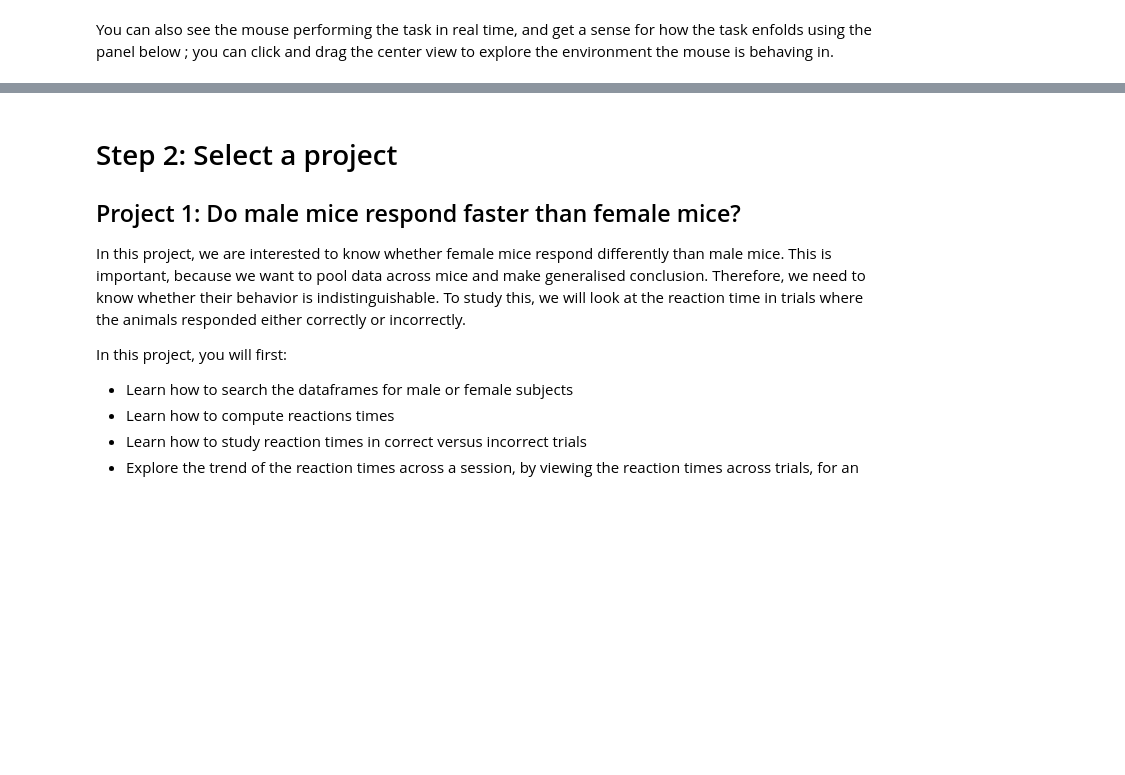
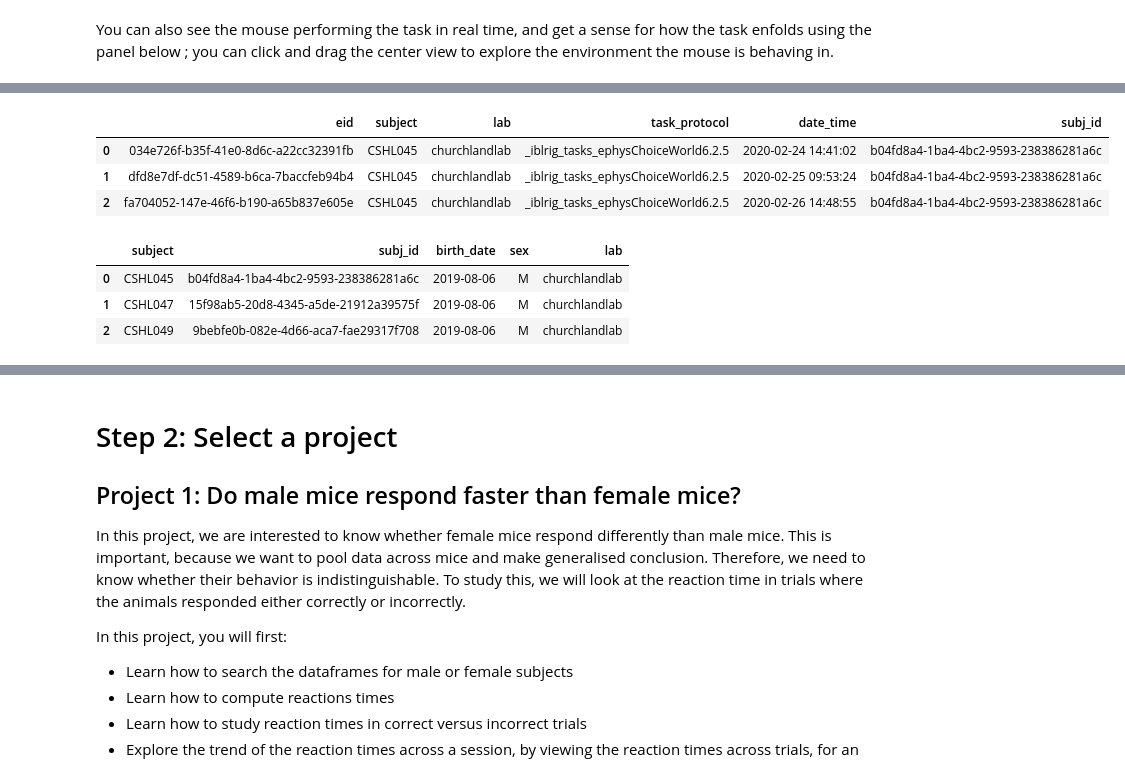
Before and after one commit to int-brain-lab/iblcourse, a Jupyter notebook: sources/behavior_course/course.ipynb, the cells around one changed output, grey strips where cells are left out. Saved outputs shown, nothing was run; the diff lists cells and outputs as text; code cells hidden in the pictures; blank space fills up the shorter version.

```diff
--- a/sources/behavior_course/course.ipynb
+++ b/sources/behavior_course/course.ipynb
@@ -47,0 +67,14 @@ Look at the contrast on the screen, and pretend you are doing the task in your m
+# %%
+display(df_sess.head(3))
+# %% [output]
+|  | eid | subject | lab | task_protocol | date_time | subj_id |
+| 0 | 034e726f-b35f-41e0-8d6c-a22cc32391fb | CSHL045 | churchlandlab | _iblrig_tasks_ephysChoiceWorld6.2.5 | 2020-02-24 14:41:02 | b04fd8a4-1ba4-4bc2-9593-238386281a6c |
+| 1 | dfd8e7df-dc51-4589-b6ca-7baccfeb94b4 | CSHL045 | churchlandlab | _iblrig_tasks_ephysChoiceWorld6.2.5 | 2020-02-25 09:53:24 | b04fd8a4-1ba4-4bc2-9593-238386281a6c |
+| 2 | fa704052-147e-46f6-b190-a65b837e605e | CSHL045 | churchlandlab | _iblrig_tasks_ephysChoiceWorld6.2.5 | 2020-02-26 14:48:55 | b04fd8a4-1ba4-4bc2-9593-238386281a6c |
+# %%
+display(df_subj.head(3))
+# %% [output]
+|  | subject | subj_id | birth_date | sex | lab |
+| 0 | CSHL045 | b04fd8a4-1ba4-4bc2-9593-238386281a6c | 2019-08-06 | M | churchlandlab |
+| 1 | CSHL047 | 15f98ab5-20d8-4345-a5de-21912a39575f | 2019-08-06 | M | churchlandlab |
+| 2 | CSHL049 | 9bebfe0b-082e-4d66-aca7-fae29317f708 | 2019-08-06 | M | churchlandlab |
```
Also changed, not shown: parts of 17 cells of this notebook, 2 other files.
